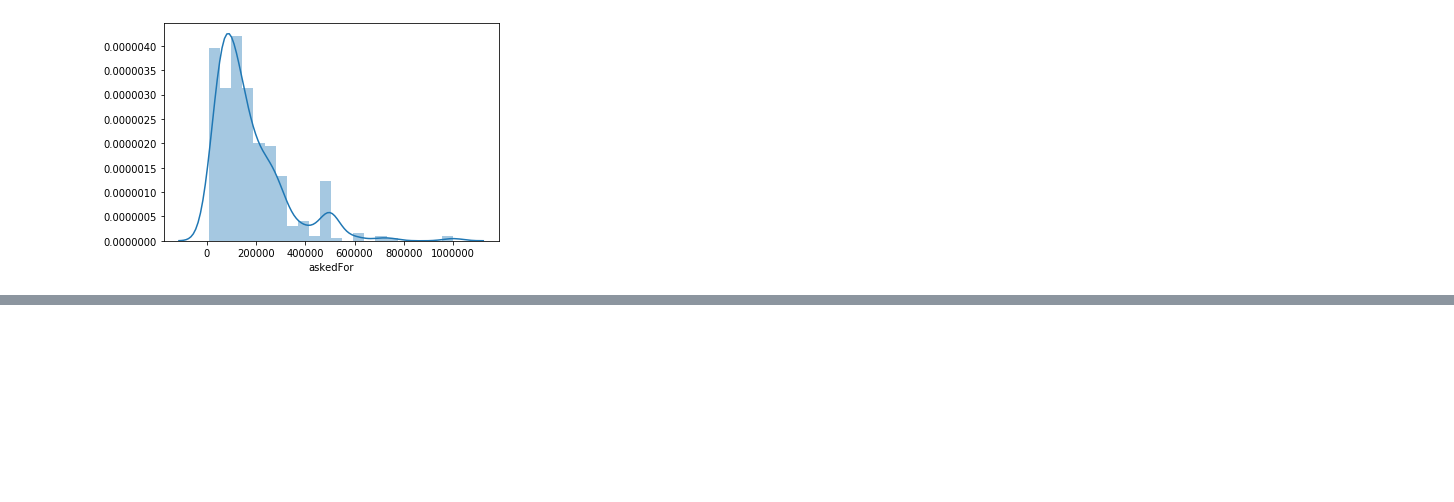
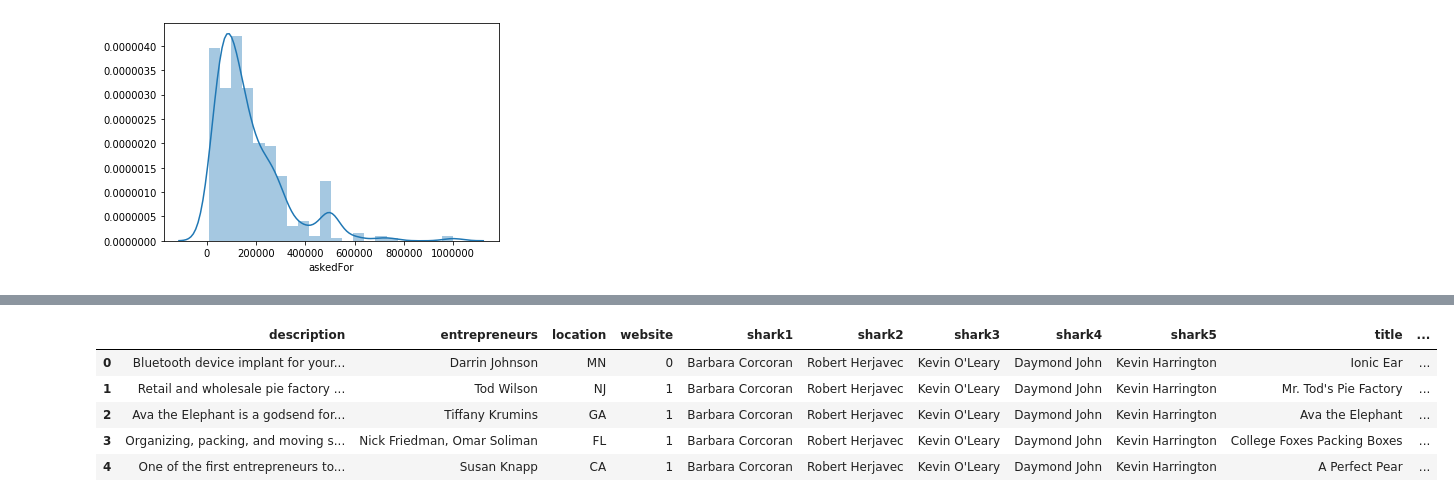
Before and after one commit to ArielJosephCohen/shark_tank, a Jupyter notebook: first_model.ipynb, the cells around one changed output, grey strips where cells are left out. Drawn from its saved outputs; the diff is of its cells as text; code cells hidden in the pictures; blank space fills up the shorter version.

```diff
--- a/first_model.ipynb
+++ b/first_model.ipynb
@@ -250,0 +390,31 @@ df_filter.head()
+# %%
+sharks_dict={
+    'group_1':['Barbara Corcoran', 'Robert Herjavec', "Kevin O'Leary", 'Daymond John', 'Kevin Harrington'],
+    'group_2':['Barbara Corcoran', 'Robert Herjavec', "Kevin O'Leary", 'Daymond John', 'Mark Cuban'],
+    'group_3':['Barbara Corcoran', 'Robert Herjavec', "Kevin O'Leary", 'Jeff Foxworthy', 'Daymond John'],
+    'group_4':['Lori Greiner', 'Robert Herjavec', "Kevin O'Leary", 'Daymond John', 'Mark Cuban'],
+    'group_5':['Lori Greiner', 'Barbara Corcoran', 'Robert Herjavec', "Kevin O\'Leary", 'Mark Cuban'],
+    'group_6':['Lori Greiner', "Kevin O'Leary", 'Daymond John', 'Mark Cuban', 'John Paul DeJoria'],
+    'group_7':['Lori Greiner', 'Steve Tisch', "Kevin O'Leary", 'Daymond John', 'Mark Cuban'],
+    'group_8':['Lori Greiner', "Kevin O'Leary", 'Daymond John', 'Mark Cuban', 'Nick Woodman']
+}
+# %%
+df_filter['shark_group']=None
+# %%
+for i in range(len(df_filter)):
+    if df_filter.sharks[i]==sharks_dict['group_1']:
+        df_filter.shark_group[i]=1
+    elif df_filter.sharks[i]==sharks_dict['group_2']:
+        df_filter.shark_group[i]=2
+    elif df_filter.sharks[i]==sharks_dict['group_3']:
+        df_filter.shark_group[i]=3
+    elif df_filter.sharks[i]==sharks_dict['group_4']:
+        df_filter.shark_group[i]=4
+    elif df_filter.sharks[i]==sharks_dict['group_5']:
+        df_filter.shark_group[i]=5
+    elif df_filter.sharks[i]==sharks_dict['group_6']:
+        df_filter.shark_group[i]=6
+    elif df_filter.sharks[i]==sharks_dict['group_7']:
+        df_filter.shark_group[i]=7
+    else:
+        df_filter.shark_group[i]=8
@@ -250,0 +441,9 @@ df_filter.head()
+# %%
+df_filter.iloc[:,0:15].head()
+# %% [output]
+|  | description | entrepreneurs | location | website | shark1 | shark2 | shark3 | shark4 | shark5 | title | ... |
+| 0 | Bluetooth device implant for your... | Darrin Johnson | MN | 0 | Barbara Corcoran | Robert Herjavec | Kevin O'Leary | Daymond John | Kevin Harrington | Ionic Ear | ... |
+| 1 | Retail and wholesale pie factory ... | Tod Wilson | NJ | 1 | Barbara Corcoran | Robert Herjavec | Kevin O'Leary | Daymond John | Kevin Harrington | Mr. Tod's Pie Factory | ... |
+| 2 | Ava the Elephant is a godsend for... | Tiffany Krumins | GA | 1 | Barbara Corcoran | Robert Herjavec | Kevin O'Leary | Daymond John | Kevin Harrington | Ava the Elephant | ... |
+| 3 | Organizing, packing, and moving s... | Nick Friedman, Omar Soliman | FL | 1 | Barbara Corcoran | Robert Herjavec | Kevin O'Leary | Daymond John | Kevin Harrington | College Foxes Packing Boxes | ... |
+| 4 | One of the first entrepreneurs to... | Susan Knapp | CA | 1 | Barbara Corcoran | Robert Herjavec | Kevin O'Leary | Daymond John | Kevin Harrington | A Perfect Pear | ... |
```
Also changed, not shown: parts of 24 cells of this notebook.
